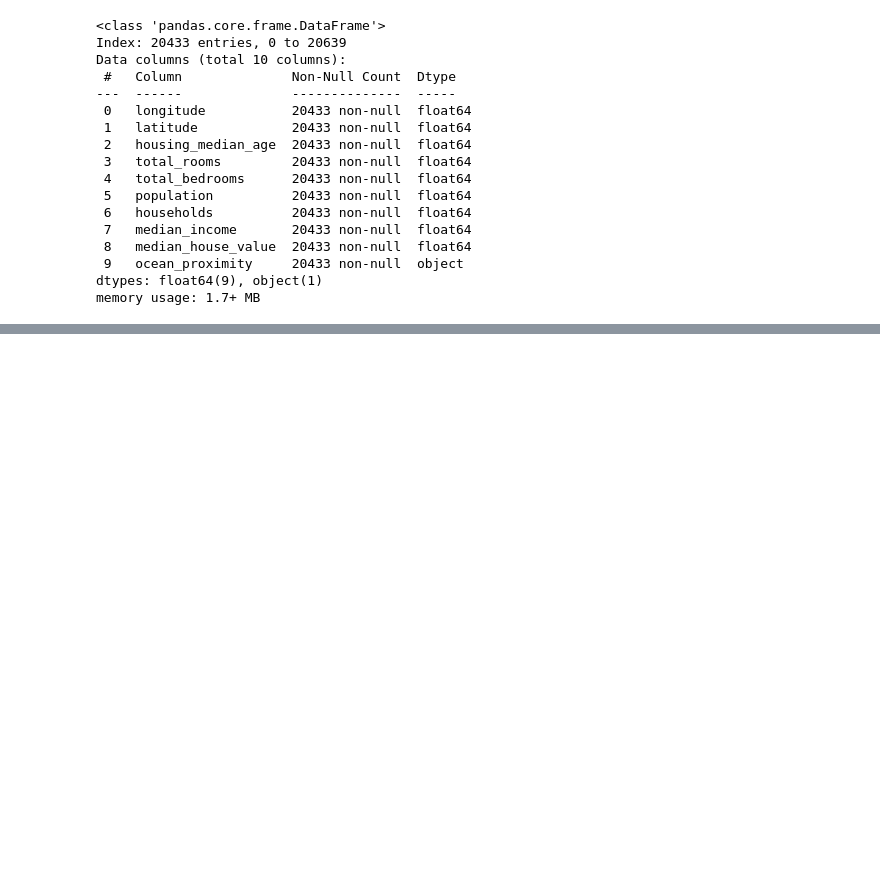
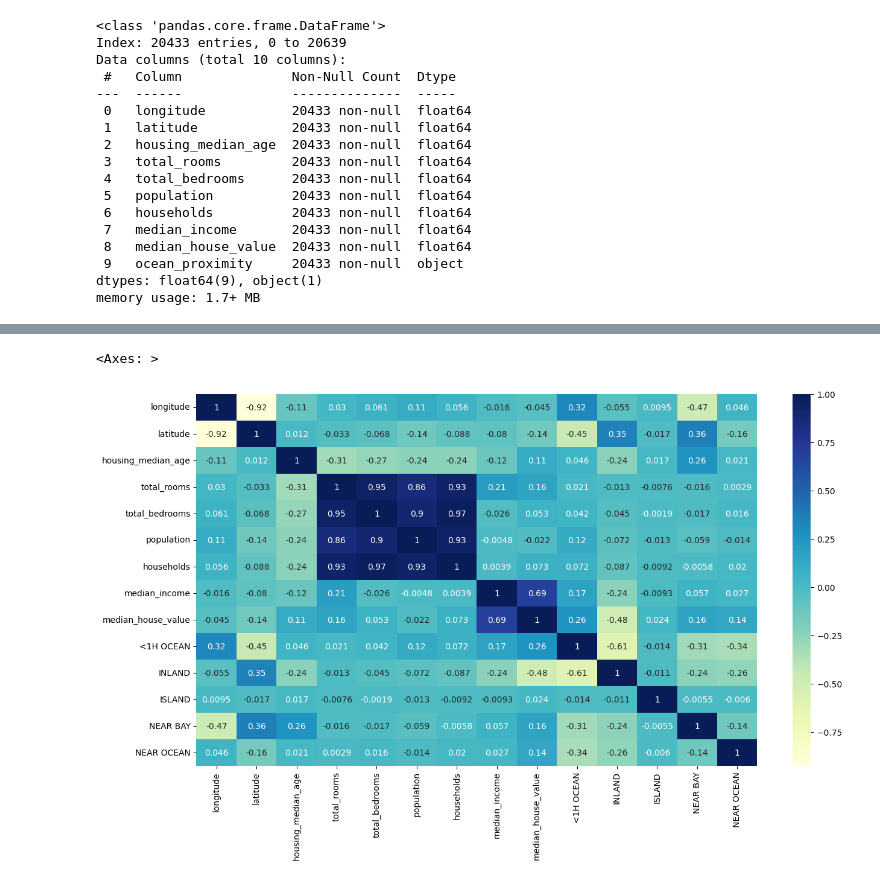
Before and after one commit to NaraineSurya/House-Price-Prediction, a Jupyter notebook: california-house-price-prediction.ipynb, the cells around one changed output, grey strips where cells are left out. Saved outputs shown, nothing was run; the diff lists cells and outputs as text; code cells hidden in the pictures; blank space fills up the shorter version.

```diff
--- a/california-house-price-prediction.ipynb
+++ b/california-house-price-prediction.ipynb
@@ -110,0 +117,3 @@ Name: median_house_value, Length: 20433, dtype: float64
+# %%
+df = df.join(pd.get_dummies(df.ocean_proximity)).drop(['ocean_proximity'], axis =1)
+df
@@ -110,0 +134,7 @@ Name: median_house_value, Length: 20433, dtype: float64
+# %%
+# Identify the bool columns
+bool_columns = df.select_dtypes(include='bool').columns
+
+# Convert the bool columns to int type
+df[bool_columns] = df[bool_columns].astype(int)
+df.head()
@@ -110,0 +148,6 @@ Name: median_house_value, Length: 20433, dtype: float64
+# %%
+plt.figure(figsize=(15,8))
+sns.heatmap(df.corr(), annot=True, cmap='YlGnBu')
+# %% [output]
+<Axes: >
+[figure, added]
```
Also changed, not shown: parts of 10 cells of this notebook.
